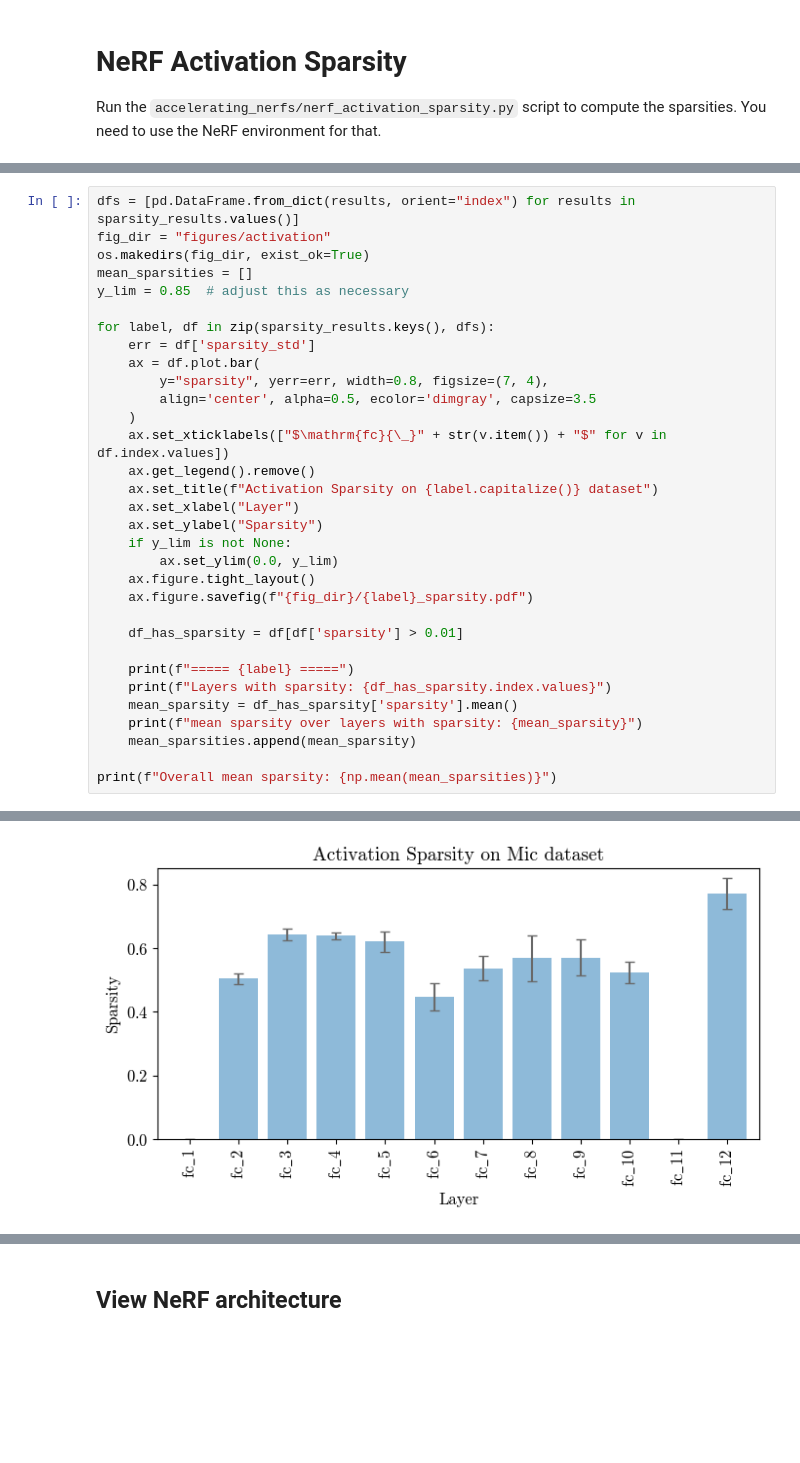
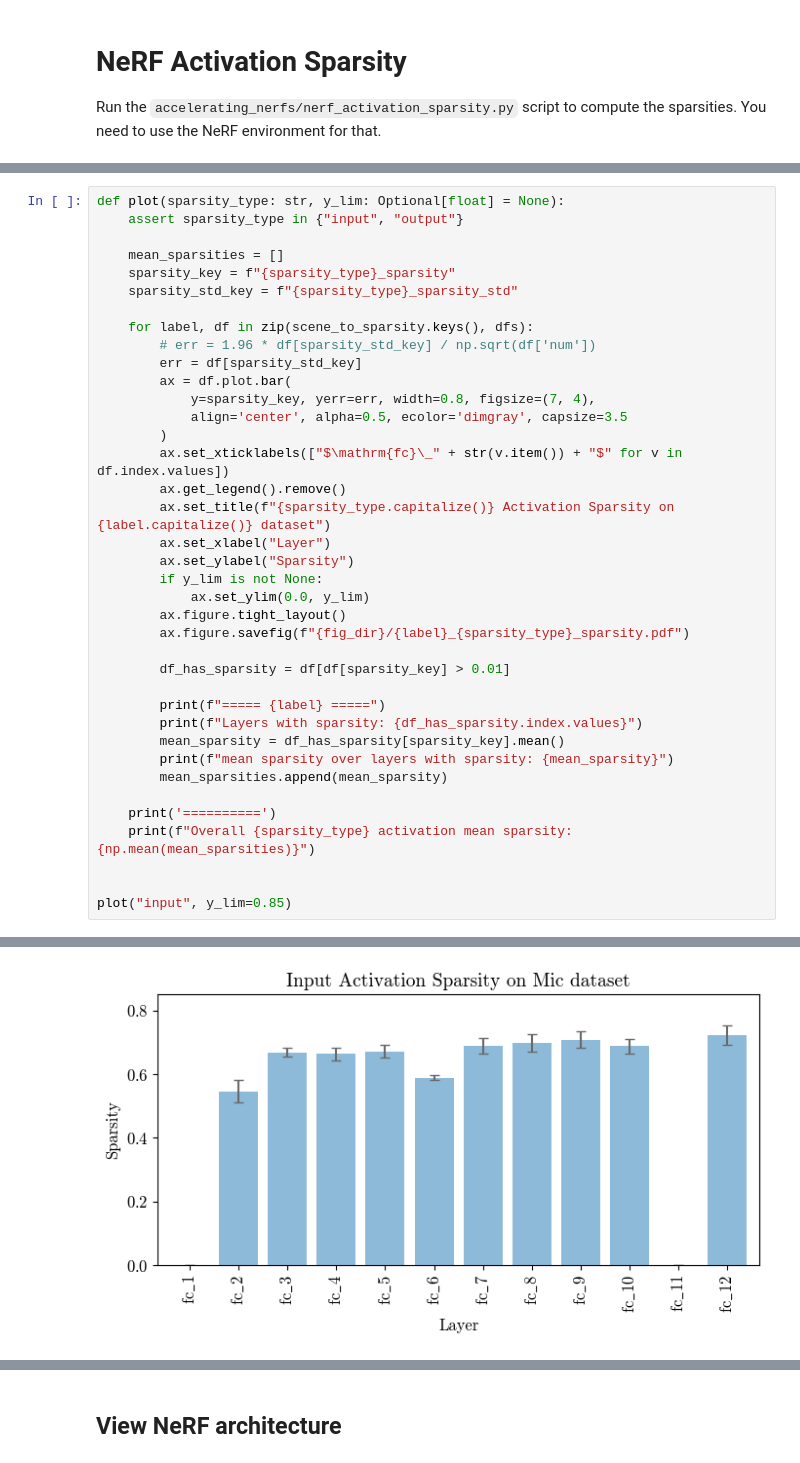
Before and after one commit to williamshen-nz/accelerating-nerfs, a Jupyter notebook: notebooks/NeRF Activation Sparsity.ipynb, the cells around one changed output, grey strips where cells are left out. Cells and saved outputs as stored; diff of their text form; blank space fills up the shorter version.

Commit message:
Update activation sparsity notebook

```diff
--- a/notebooks/NeRF Activation Sparsity.ipynb
+++ b/notebooks/NeRF Activation Sparsity.ipynb
@@ -31,36 +59,42 @@ Notes:
 - `fc_11` is the first hidden layer of the RGB MLP, that gets input from the bottleneck layer which doesn't have an activation function.
 # %%
-dfs = [pd.DataFrame.from_dict(results, orient="index") for results in sparsity_results.values()]
-fig_dir = "figures/activation"
-os.makedirs(fig_dir, exist_ok=True)
-mean_sparsities = []
-y_lim = 0.85  # adjust this as necessary
+def plot(sparsity_type: str, y_lim: Optional[float] = None):
+    assert sparsity_type in {"input", "output"}
 
-for label, df in zip(sparsity_results.keys(), dfs):
-    err = df['sparsity_std']
-    ax = df.plot.bar(
-        y="sparsity", yerr=err, width=0.8, figsize=(7, 4),
-        align='center', alpha=0.5, ecolor='dimgray', capsize=3.5
-    )
-    ax.set_xticklabels(["$\mathrm{fc}{\_}" + str(v.item()) + "$" for v in df.index.values])
-    ax.get_legend().remove()
-    ax.set_title(f"Activation Sparsity on {label.capitalize()} dataset")
-    ax.set_xlabel("Layer")
-    ax.set_ylabel("Sparsity")
-    if y_lim is not None:
-        ax.set_ylim(0.0, y_lim)
-    ax.figure.tight_layout()
-    ax.figure.savefig(f"{fig_dir}/{label}_sparsity.pdf")
+    mean_sparsities = []
+    sparsity_key = f"{sparsity_type}_sparsity"
+    sparsity_std_key = f"{sparsity_type}_sparsity_std"
 
-    df_has_sparsity = df[df['sparsity'] > 0.01]
+    for label, df in zip(scene_to_sparsity.keys(), dfs):
+        # err = 1.96 * df[sparsity_std_key] / np.sqrt(df['num'])
+        err = df[sparsity_std_key]
+        ax = df.plot.bar(
+            y=sparsity_key, yerr=err, width=0.8, figsize=(7, 4),
+            align='center', alpha=0.5, ecolor='dimgray', capsize=3.5
+        )
+        ax.set_xticklabels(["$\mathrm{fc}\_" + str(v.item()) + "$" for v in df.index.values])
+        ax.get_legend().remove()
+        ax.set_title(f"{sparsity_type.capitalize()} Activation Sparsity on {label.capitalize()} dataset")
+        ax.set_xlabel("Layer")
+        ax.set_ylabel("Sparsity")
+        if y_lim is not None:
+            ax.set_ylim(0.0, y_lim)
+        ax.figure.tight_layout()
+        ax.figure.savefig(f"{fig_dir}/{label}_{sparsity_type}_sparsity.pdf")
 
-    print(f"===== {label} =====")
-    print(f"Layers with sparsity: {df_has_sparsity.index.values}")
-    mean_sparsity = df_has_sparsity['sparsity'].mean()
-    print(f"mean sparsity over layers with sparsity: {mean_sparsity}")
-    mean_sparsities.append(mean_sparsity)
+        df_has_sparsity = df[df[sparsity_key] > 0.01]
 
-print(f"Overall mean sparsity: {np.mean(mean_sparsities)}")
+        print(f"===== {label} =====")
+        print(f"Layers with sparsity: {df_has_sparsity.index.values}")
+        mean_sparsity = df_has_sparsity[sparsity_key].mean()
+        print(f"mean sparsity over layers with sparsity: {mean_sparsity}")
+        mean_sparsities.append(mean_sparsity)
+
+    print('==========')
+    print(f"Overall {sparsity_type} activation mean sparsity: {np.mean(mean_sparsities)}")
+
+
+plot("input", y_lim=0.85)
 # %% [output]
 ===== chair =====
 Layers with sparsity: [ 2  3  4  5  6  7  8  9 10 12]
@@ -88 +122 @@ Overall mean sparsity: 0.6029788866382333
-[figure, old version]
+[figure, new version]
```
Also changed, not shown: parts of 8 cells of this notebook, 25 other files.
